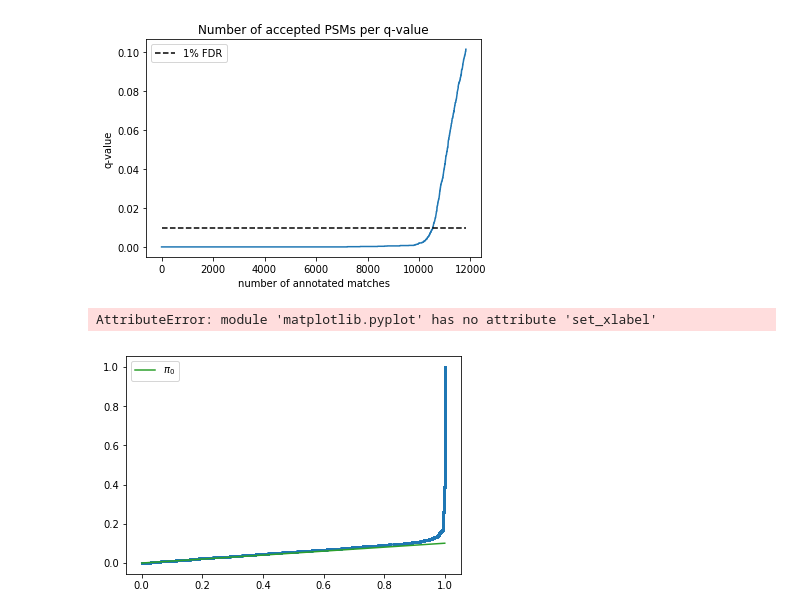
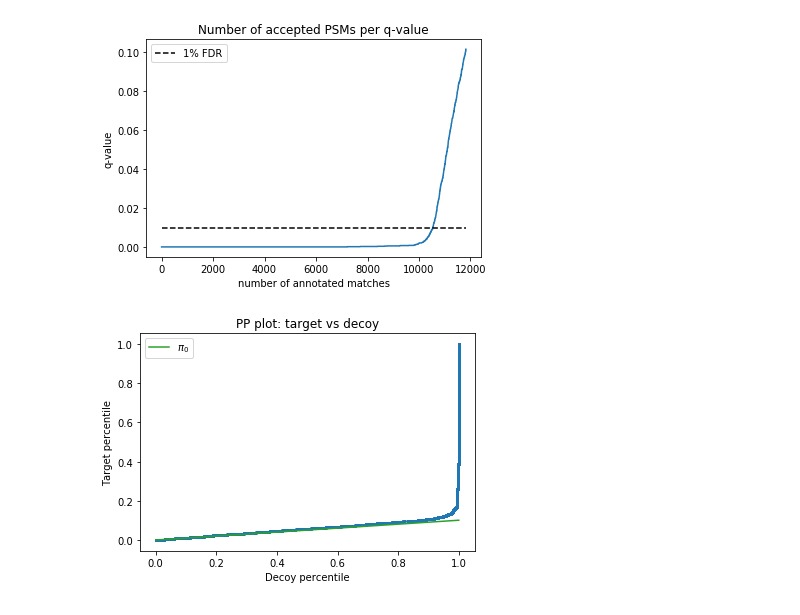
Before and after one commit to compomics/ms2rescore, a Jupyter notebook: manuscript/reproducing-results.ipynb, the cells around one changed output. Cells and saved outputs as stored; diff of their text form; code cells hidden in the pictures.

```diff
--- a/manuscript/reproducing-results.ipynb
+++ b/manuscript/reproducing-results.ipynb
@@ -131,19 +131,19 @@ plt.show()
 # %%
 ratio = df['decoy'].value_counts()[True] / df['decoy'].value_counts()[False]
 Ft = ECDF(df[~df['decoy']]['score'])
 Fd = ECDF(df[df['decoy']]['score'])
 x = df[~df['decoy']]['score']
 Fdp = Fd(x)
 Ftp = Ft(x)
 
 plt.scatter(Fdp, Ftp, s=4)
 plt.plot((0,1), (0, ratio), color=sns.color_palette()[2], label=r'$\pi_0$')
 
 plt.legend()
 plt.xlabel('Decoy percentile')
 plt.ylabel('Target percentile')
 
-#
+plt.title('PP plot: target vs decoy')
+plt.show()
 # %% [output]
-AttributeError: module 'matplotlib.pyplot' has no attribute 'set_xlabel'
-[figure, old version]
+[figure, new version]
```
Also changed, not shown: parts of 8 cells of this notebook.
